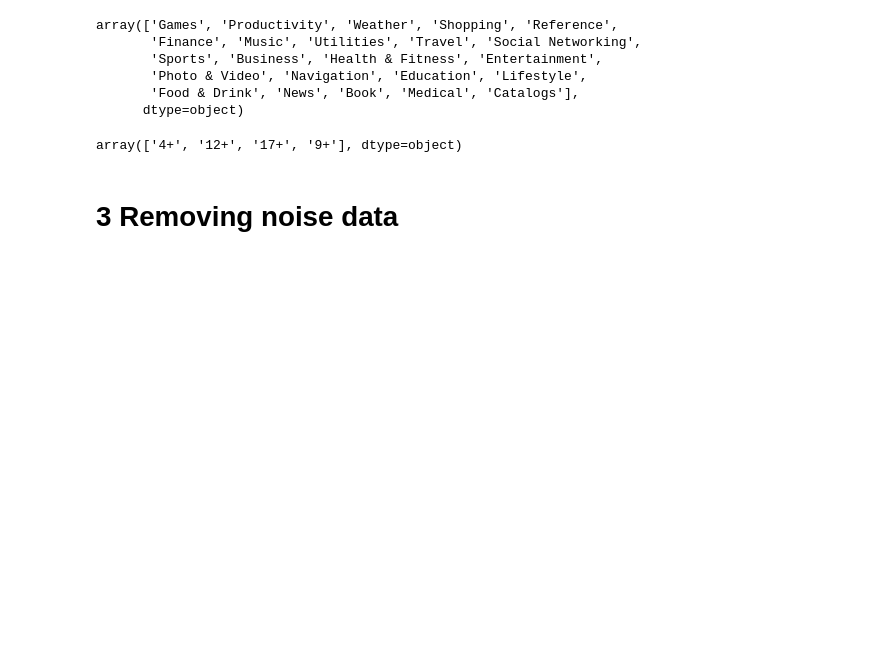
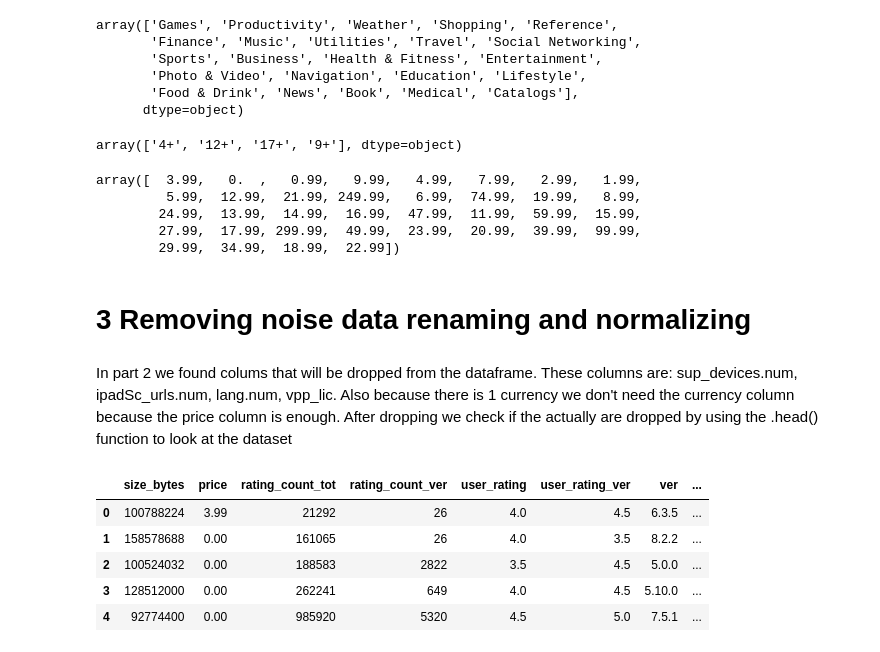
Before and after one commit to CezanvM/MachineLearning, a Jupyter notebook: src/Main.ipynb, the cells around one changed output. Cells and saved outputs as stored; diff of their text form; code cells hidden in the pictures; blank space fills up the shorter version.

```diff
--- a/src/Main.ipynb
+++ b/src/Main.ipynb
@@ -117,5 +125,27 @@ array(['Games', 'Productivity', 'Weather', 'Shopping', 'Reference',
 dataset.cont_rating.unique()
 # %% [output]
 array(['4+', '12+', '17+', '9+'], dtype=object)
+# %%
+dataset.price.unique()
+# %% [output]
+array([  3.99,   0.  ,   0.99,   9.99,   4.99,   7.99,   2.99,   1.99,
+         5.99,  12.99,  21.99, 249.99,   6.99,  74.99,  19.99,   8.99,
+        24.99,  13.99,  14.99,  16.99,  47.99,  11.99,  59.99,  15.99,
+        27.99,  17.99, 299.99,  49.99,  23.99,  20.99,  39.99,  99.99,
+        29.99,  34.99,  18.99,  22.99])
 # %% [markdown]
-# 3 Removing noise data
+# 3 Removing noise data renaming and normalizing
+# %% [markdown]
+In part 2 we found colums that will be dropped from the dataframe. These columns are: sup_devices.num, ipadSc_urls.num, lang.num, vpp_lic.
+Also because there is 1 currency we don't need the currency column because the price column is enough.
+After dropping we check if the actually are dropped by using the .head() function to look at the dataset
+# %%
+dataset = dataset.drop(["Unnamed: 0","track_name", "currency","sup_devices.num","ipadSc_urls.num","lang.num","vpp_lic","id"], axis=1)
+dataset.head()
+# %% [output]
+|  | size_bytes | price | rating_count_tot | rating_count_ver | user_rating | user_rating_ver | ver | ... |
+| 0 | 100788224 | 3.99 | 21292 | 26 | 4.0 | 4.5 | 6.3.5 | ... |
+| 1 | 158578688 | 0.00 | 161065 | 26 | 4.0 | 3.5 | 8.2.2 | ... |
+| 2 | 100524032 | 0.00 | 188583 | 2822 | 3.5 | 4.5 | 5.0.0 | ... |
+| 3 | 128512000 | 0.00 | 262241 | 649 | 4.0 | 4.5 | 5.10.0 | ... |
+| 4 | 92774400 | 0.00 | 985920 | 5320 | 4.5 | 5.0 | 7.5.1 | ... |
```
Also changed, not shown: parts of 12 cells of this notebook, 1 other file.
